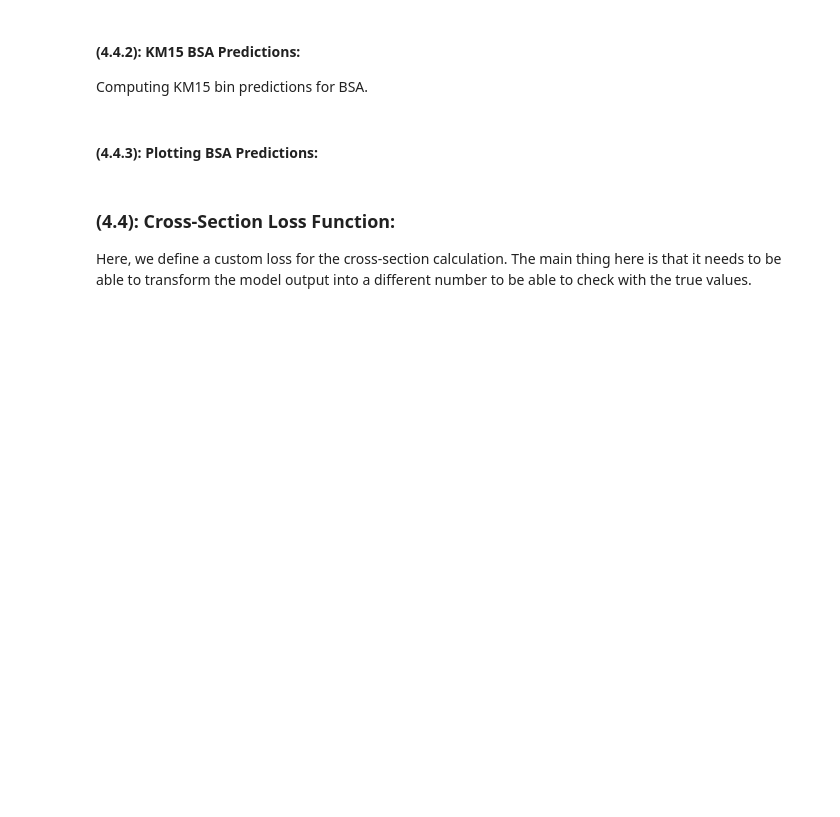
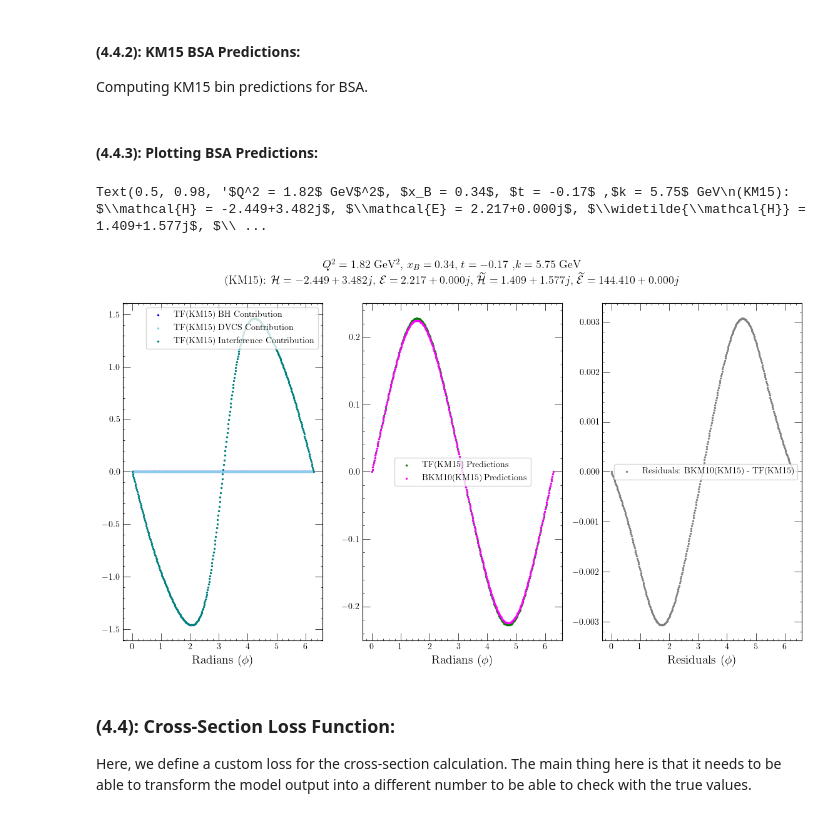
Before and after one commit to JayDanielsss/gpd_dnn, a Jupyter notebook: closure_test/closure_test.ipynb, the cells around one changed output. Drawn from its saved outputs; the diff is of its cells as text; code cells hidden in the pictures; blank space fills up the shorter version.

```diff
--- a/closure_test/closure_test.ipynb
+++ b/closure_test/closure_test.ipynb
@@ -293,0 +352,4 @@ bkm10_plus_beam_bsa_km15 = plus_beam_cross_section_km15.compute_bsa(phi_array_in
+# %%
+bkm10_bsa_km15 = km15_cross_section.compute_bsa(
+    phi_array_in_radians,
+    target_polarization = 0.0).real
@@ -1725,52 +1928,52 @@ def bkm10_cross_section(
         # [TODO]: Code polarized target coefficients. @Woofmagic
         raise NotImplementedError("NO POLARIZED TARGET YET!")
 
-    bh_km15_plus_beam = bh_squared(
+    bh_plus_beam = bh_squared(
         +1.0, target_polar, q_sq, xb, t, ep, y, k, f1, f2, phi, p1, p2)
 
-    bh_km15_minus_beam = bh_squared(
+    bh_minus_beam = bh_squared(
         -1.0, target_polar, q_sq, xb, t, ep, y, k, f1, f2, phi, p1, p2)
 
-    dvcs_km15_plus_beam = dvcs_squared(
+    dvcs_plus_beam = dvcs_squared(
         +1.0, target_polar,
         q_sq, xb, t, ep, y, xi, k, phi,
         cff_re_h, cff_re_ht, cff_re_e, cff_re_et, cff_im_h, cff_im_ht, cff_im_e, cff_im_et, use_ww)
 
-    dvcs_km15_minus_beam = dvcs_squared(
+    dvcs_minus_beam = dvcs_squared(
         -1.0, target_polar,
         q_sq, xb, t, ep, y, xi, k, phi,
         cff_re_h, cff_re_ht, cff_re_e, cff_re_et, cff_im_h, cff_im_ht, cff_im_e, cff_im_et, use_ww)
 
-    interference_km15_plus_beam = interference_amplitude(
+    interference_plus_beam = interference_amplitude(
         +1.0, target_polar,
         q_sq, xb, t, ep, y, xi, k, f1, f2, ktilde, tprime, phi, p1, p2,
         cff_re_h, cff_re_ht, cff_re_e, cff_im_h, cff_im_ht, cff_im_e, use_ww)
 
-    interference_km15_minus_beam = interference_amplitude(
+    interference_minus_beam = interference_amplitude(
         -1.0, target_polar,
         q_sq, xb, t, ep, y, xi, k, f1, f2, ktilde, tprime, phi, p1, p2,
         cff_re_h, cff_re_ht, cff_re_e, cff_im_h, cff_im_ht, cff_im_e, use_ww)
 
-    tf_cross_section_km15 = 0.0
+    tf_cross_section = 0.0
 
     if lep_helicity == 0.0:
-        tf_cross_section_km15 = 0.5 * (
+        tf_cross_section = 0.5 * (
             _CONVERSION_FACTOR*_QED_FINE_STRUCTURE**3*xb*y*y*(
-                bh_km15_plus_beam + bh_km15_minus_beam +
-                dvcs_km15_plus_beam + dvcs_km15_minus_beam +
-                interference_km15_plus_beam + interference_km15_minus_beam) / (8.*tf.constant(np.pi)*q_sq*q_sq*tf.sqrt(1. + ep**2)))
+                bh_plus_beam + bh_minus_beam +
+                dvcs_plus_beam + dvcs_minus_beam +
+                interference_plus_beam + interference_minus_beam) / (8.*tf.constant(np.pi)*q_sq*q_sq*tf.sqrt(1. + ep**2)))
 
     elif lep_helicity == 1.0:
-        tf_cross_section_km15 = (
+        tf_cross_section = (
             _CONVERSION_FACTOR*_QED_FINE_STRUCTURE**3*xb*y*y*(
-                bh_km15_plus_beam + 0.0 + dvcs_km15_plus_beam + 0.0 + interference_km15_plus_beam + 0.0) / (8.*tf.constant(np.pi)*q_sq*q_sq*tf.sqrt(1. + ep**2)))
+                bh_plus_beam + 0.0 + dvcs_plus_beam + 0.0 + interference_plus_beam + 0.0) / (8.*tf.constant(np.pi)*q_sq*q_sq*tf.sqrt(1. + ep**2)))
 
     elif lep_helicity == -1.0:
-        tf_cross_section_km15 = (
+        tf_cross_section = (
             _CONVERSION_FACTOR*_QED_FINE_STRUCTURE**3*xb*y*y*(
-                0.0 + bh_km15_minus_beam + 0.0 + dvcs_km15_minus_beam + 0.0 + interference_km15_minus_beam) / (8.*tf.constant(np.pi)*q_sq*q_sq*tf.sqrt(1. + ep**2)))
+                0.0 + bh_minus_beam + 0.0 + dvcs_minus_beam + 0.0 + interference_minus_beam) / (8.*tf.constant(np.pi)*q_sq*q_sq*tf.sqrt(1. + ep**2)))
 
-    return tf_cross_section_km15
+    return tf_cross_section
 # %% [markdown]
 #### (4.3.9): Total BSA Function:
 # %%
@@ -2331,34 +2618,38 @@ bsa_test_ax[1].scatter(
 # bsa_test_ax[1].scatter(
 #     phi_array_in_radians, bkm10_bsa_xdj,
 #     color = "purple", s = 2., label = "BKM10(XDJ) Predictions")
 
 # BSA(BKM10(KM15))
 bsa_test_ax[1].scatter(
     phi_array_in_radians, bkm10_bsa_km15,
     color = "magenta", s = 2., label = "BKM10(KM15) Predictions")
 
 # residuals
 bsa_test_ax[2].scatter(
     phi_array_in_radians, (bkm10_bsa_km15 - tf_unp_target_bsa_km15),
     color = "gray", s = 2., label = "Residuals: BKM10(KM15) - TF(KM15)"
 )
 
 # # residuals
 # bsa_test_ax[2].scatter(
 #     phi_array_in_radians, (bkm10_bsa_xdj - tf_unp_target_bsa_km15),
 #     color = "darkgray", s = 2., label = "Residuals: BKM10(XDJ) - TF(XDJ)"
 # )
 
 bsa_test_ax[0].set_xlabel(r"Radians ($\phi$)", fontsize = 14)
 bsa_test_ax[1].set_xlabel(r"Radians ($\phi$)", fontsize = 14)
 bsa_test_ax[2].set_xlabel(r"Residuals ($\phi$)", fontsize = 14)
 
 bsa_test_ax[0].legend()
 bsa_test_ax[1].legend()
 bsa_test_ax[2].legend()
 
 bsa_test_fig.suptitle(f"{title_string}\n(KM15): {km15_cff_string}", fontsize = 13)
-bsa_test_fig.suptitle(f"{title_string}\n(KM15): {km15_cff_string}\n(XDJ): {xdj_cff_string}", fontsize = 13)
+
+# bsa_test_fig.suptitle(f"{title_string}\n(KM15): {km15_cff_string}\n(XDJ): {xdj_cff_string}", fontsize = 13)
+# %% [output]
+Text(0.5, 0.98, '$Q^2 = 1.82$ GeV$^2$, $x_B = 0.34$, $t = -0.17$ ,$k = 5.75$ GeV\n(KM15): $\\mathcal{H} = -2.449+3.482j$, $\\mathcal{E} = 2.217+0.000j$, $\\widetilde{\\mathcal{H}} = 1.409+1.577j$, $\\ ...
+[figure, added]
 # %% [markdown]
 ### (4.4): Cross-Section Loss Function:
 
```
Also changed, not shown: parts of 93 cells of this notebook, 2 other files.
